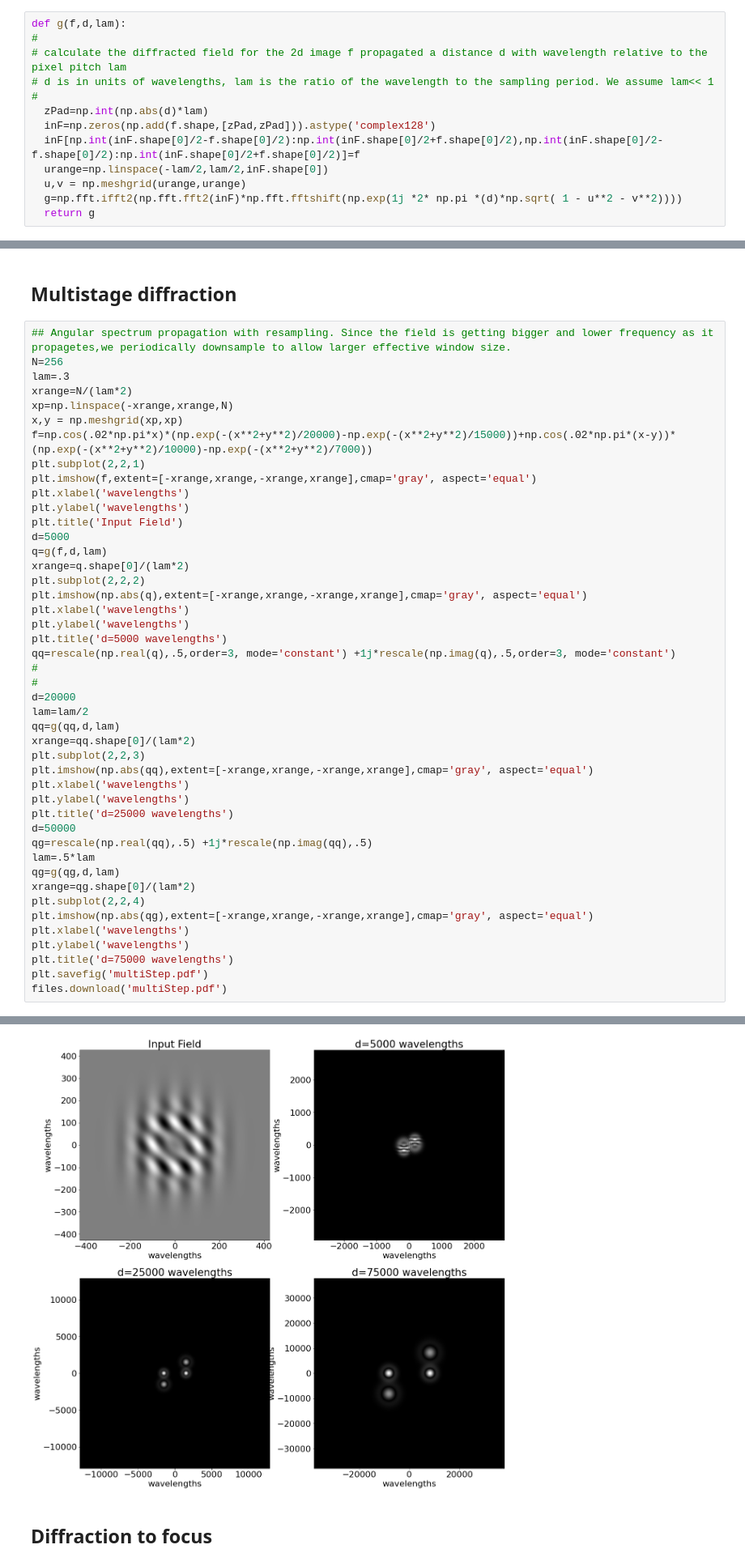
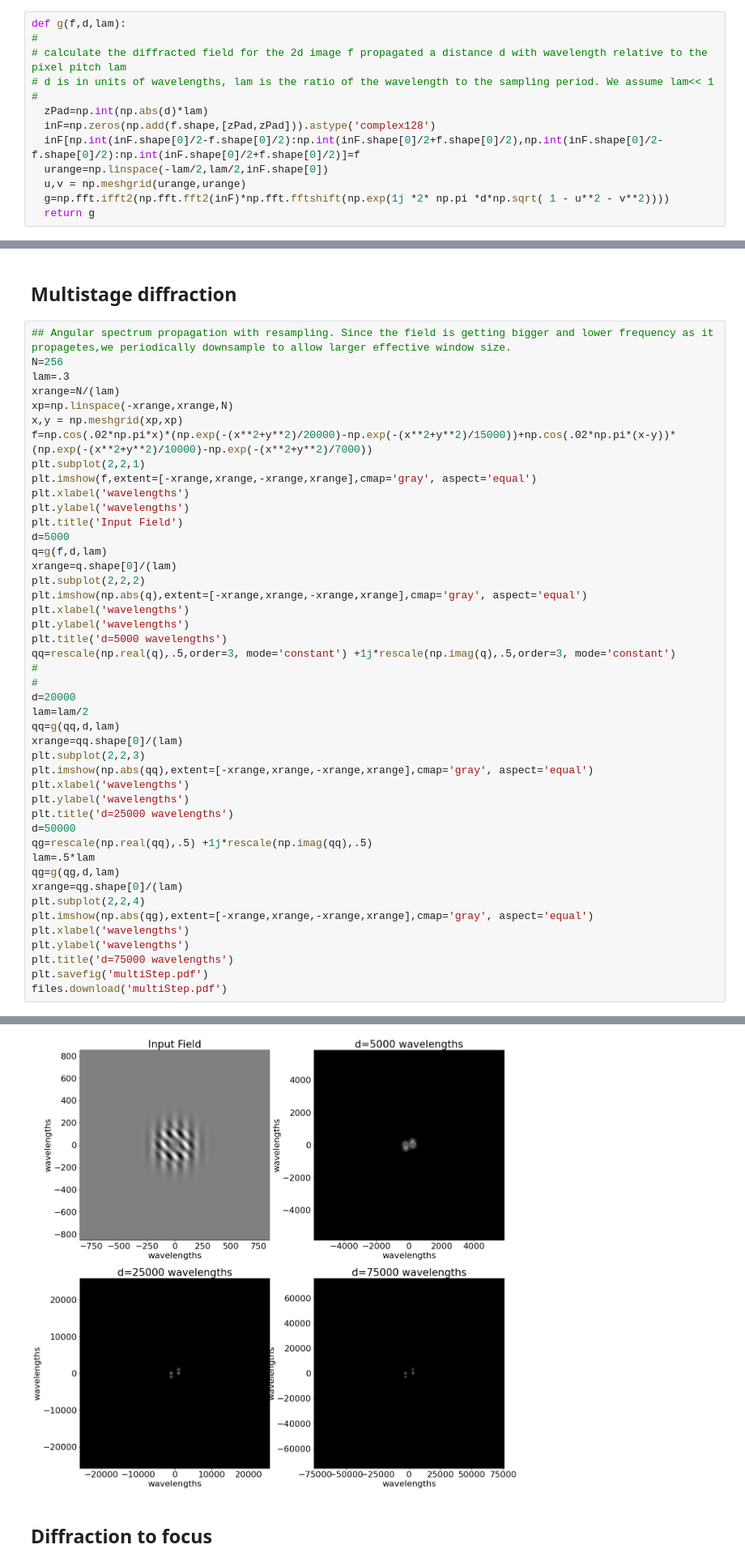
Before and after one commit to djbradyAtOpticalSciencesArizona/computationalImaging, a Jupyter notebook: waves/numericalDiffraction.ipynb, the cells around one changed output, grey strips where cells are left out. Shown: that part at 81% size. Cells and saved outputs as stored; diff of their text form.

```diff
--- a/waves/numericalDiffraction.ipynb
+++ b/waves/numericalDiffraction.ipynb
@@ -56,7 +56,7 @@ def g(f,d,lam):
   inF[np.int(inF.shape[0]/2-f.shape[0]/2):np.int(inF.shape[0]/2+f.shape[0]/2),np.int(inF.shape[0]/2-f.shape[0]/2):np.int(inF.shape[0]/2+f.shape[0]/2)]=f
   urange=np.linspace(-lam/2,lam/2,inF.shape[0])
   u,v = np.meshgrid(urange,urange)
-  g=np.fft.ifft2(np.fft.fft2(inF)*np.fft.fftshift(np.exp(1j *2* np.pi *(d)*np.sqrt( 1 - u**2 - v**2))))
+  g=np.fft.ifft2(np.fft.fft2(inF)*np.fft.fftshift(np.exp(1j *2* np.pi *d*np.sqrt( 1 - u**2 - v**2))))
   return g
 # %% [markdown]
 ### rectancular object
@@ -180,7 +186,7 @@ plt.plot(np.linspace(-xrange,xrange,q.shape[0]),np.abs(q[np.int(q.shape[0]/2),:]
 ## Angular spectrum propagation with resampling. Since the field is getting bigger and lower frequency as it propagetes,we periodically downsample to allow larger effective window size.
 N=256
 lam=.3
-xrange=N/(lam*2)
+xrange=N/(lam)
 xp=np.linspace(-xrange,xrange,N)
 x,y = np.meshgrid(xp,xp)
 f=np.cos(.02*np.pi*x)*(np.exp(-(x**2+y**2)/20000)-np.exp(-(x**2+y**2)/15000))+np.cos(.02*np.pi*(x-y))*(np.exp(-(x**2+y**2)/10000)-np.exp(-(x**2+y**2)/7000))
@@ -191,40 +197,40 @@ plt.ylabel('wavelengths')
 plt.title('Input Field')
 d=5000
 q=g(f,d,lam)
-xrange=q.shape[0]/(lam*2)
+xrange=q.shape[0]/(lam)
 plt.subplot(2,2,2)
 plt.imshow(np.abs(q),extent=[-xrange,xrange,-xrange,xrange],cmap='gray', aspect='equal')
 plt.xlabel('wavelengths')
 plt.ylabel('wavelengths')
 plt.title('d=5000 wavelengths')
 qq=rescale(np.real(q),.5,order=3, mode='constant') +1j*rescale(np.imag(q),.5,order=3, mode='constant')
 #
 #
 d=20000
 lam=lam/2
 qq=g(qq,d,lam)
-xrange=qq.shape[0]/(lam*2)
+xrange=qq.shape[0]/(lam)
 plt.subplot(2,2,3)
 plt.imshow(np.abs(qq),extent=[-xrange,xrange,-xrange,xrange],cmap='gray', aspect='equal')
 plt.xlabel('wavelengths')
 plt.ylabel('wavelengths')
 plt.title('d=25000 wavelengths')
 d=50000
 qg=rescale(np.real(qq),.5) +1j*rescale(np.imag(qq),.5)
 lam=.5*lam
 qg=g(qg,d,lam)
-xrange=qg.shape[0]/(lam*2)
+xrange=qg.shape[0]/(lam)
 plt.subplot(2,2,4)
 plt.imshow(np.abs(qg),extent=[-xrange,xrange,-xrange,xrange],cmap='gray', aspect='equal')
 plt.xlabel('wavelengths')
 plt.ylabel('wavelengths')
 plt.title('d=75000 wavelengths')
 plt.savefig('multiStep.pdf')
 files.download('multiStep.pdf')
 # %% [output]
 [interactive output not drawn]
 [interactive output not drawn]
-[figure, old version]
+[figure, new version]
 # %% [markdown]
 ## Diffraction to focus
 # %% [markdown]
```
Also changed, not shown: parts of 2 cells of this notebook.
